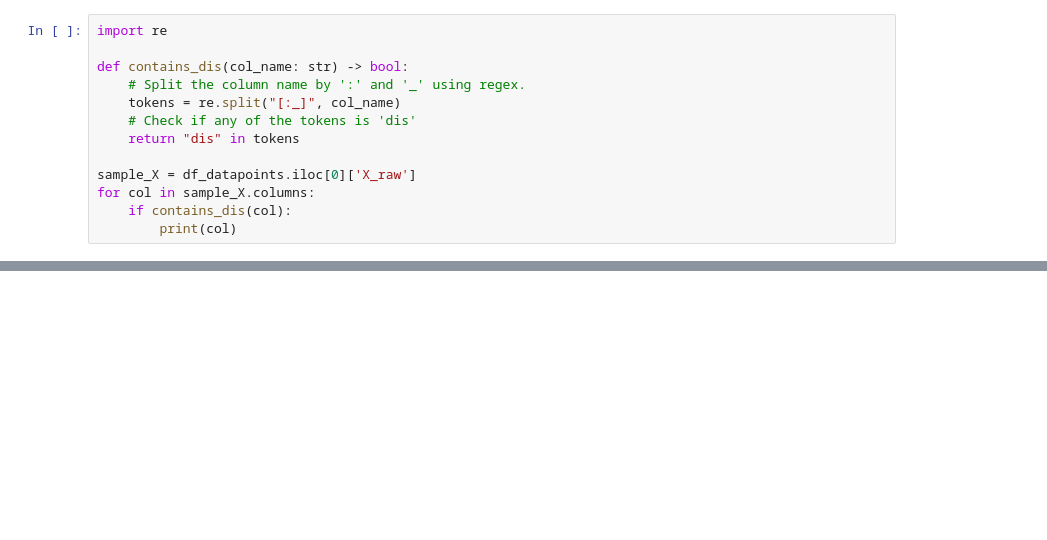
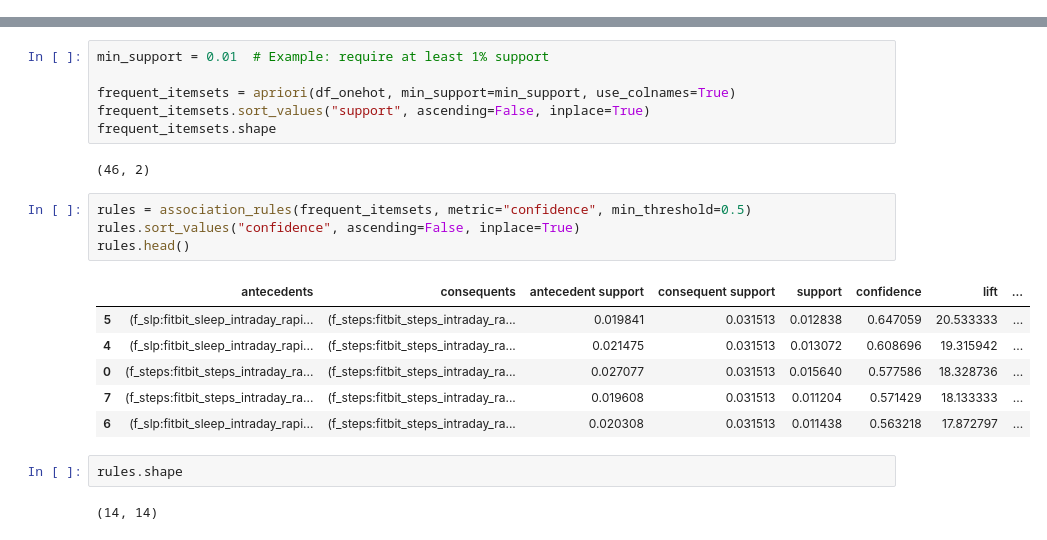
Before and after one commit to WillKeWang/Depression_Tracking, a Jupyter notebook: association_rule_mining/notebooks/attempt_arm.ipynb, the cells around one changed output, grey strips where cells are left out. Saved outputs shown, nothing was run; the diff lists cells and outputs as text; blank space fills up the shorter version.

```diff
--- a/association_rule_mining/notebooks/attempt_arm.ipynb
+++ b/association_rule_mining/notebooks/attempt_arm.ipynb
@@ -174,13 +0,0 @@ df_datapoints.head()
-# %%
-import re
-
-def contains_dis(col_name: str) -> bool:
-    # Split the column name by ':' and '_' using regex.
-    tokens = re.split("[:_]", col_name)
-    # Check if any of the tokens is 'dis'
-    return "dis" in tokens
-
-sample_X = df_datapoints.iloc[0]['X_raw']
-for col in sample_X.columns:
-    if contains_dis(col):
-        print(col)
@@ -816,0 +596,23 @@ Py4JJavaError: An error occurred while calling o72.collectToPython.
+# %%
+min_support = 0.01  # Example: require at least 1% support
+
+frequent_itemsets = apriori(df_onehot, min_support=min_support, use_colnames=True)
+frequent_itemsets.sort_values("support", ascending=False, inplace=True)
+frequent_itemsets.shape
+# %% [output]
+(46, 2)
+# %%
+rules = association_rules(frequent_itemsets, metric="confidence", min_threshold=0.5)
+rules.sort_values("confidence", ascending=False, inplace=True)
+rules.head()
+# %% [output]
+|  | antecedents | consequents | antecedent support | consequent support | support | confidence | lift | ... |
+| 5 | (f_slp:fitbit_sleep_intraday_rapi... | (f_steps:fitbit_steps_intraday_ra... | 0.019841 | 0.031513 | 0.012838 | 0.647059 | 20.533333 | ... |
+| 4 | (f_slp:fitbit_sleep_intraday_rapi... | (f_steps:fitbit_steps_intraday_ra... | 0.021475 | 0.031513 | 0.013072 | 0.608696 | 19.315942 | ... |
+| 0 | (f_steps:fitbit_steps_intraday_ra... | (f_steps:fitbit_steps_intraday_ra... | 0.027077 | 0.031513 | 0.015640 | 0.577586 | 18.328736 | ... |
+| 7 | (f_steps:fitbit_steps_intraday_ra... | (f_steps:fitbit_steps_intraday_ra... | 0.019608 | 0.031513 | 0.011204 | 0.571429 | 18.133333 | ... |
+| 6 | (f_slp:fitbit_sleep_intraday_rapi... | (f_steps:fitbit_steps_intraday_ra... | 0.020308 | 0.031513 | 0.011438 | 0.563218 | 17.872797 | ... |
+# %%
+rules.shape
+# %% [output]
+(14, 14)
```
Also changed, not shown: parts of 33 cells of this notebook, 1 other file.
